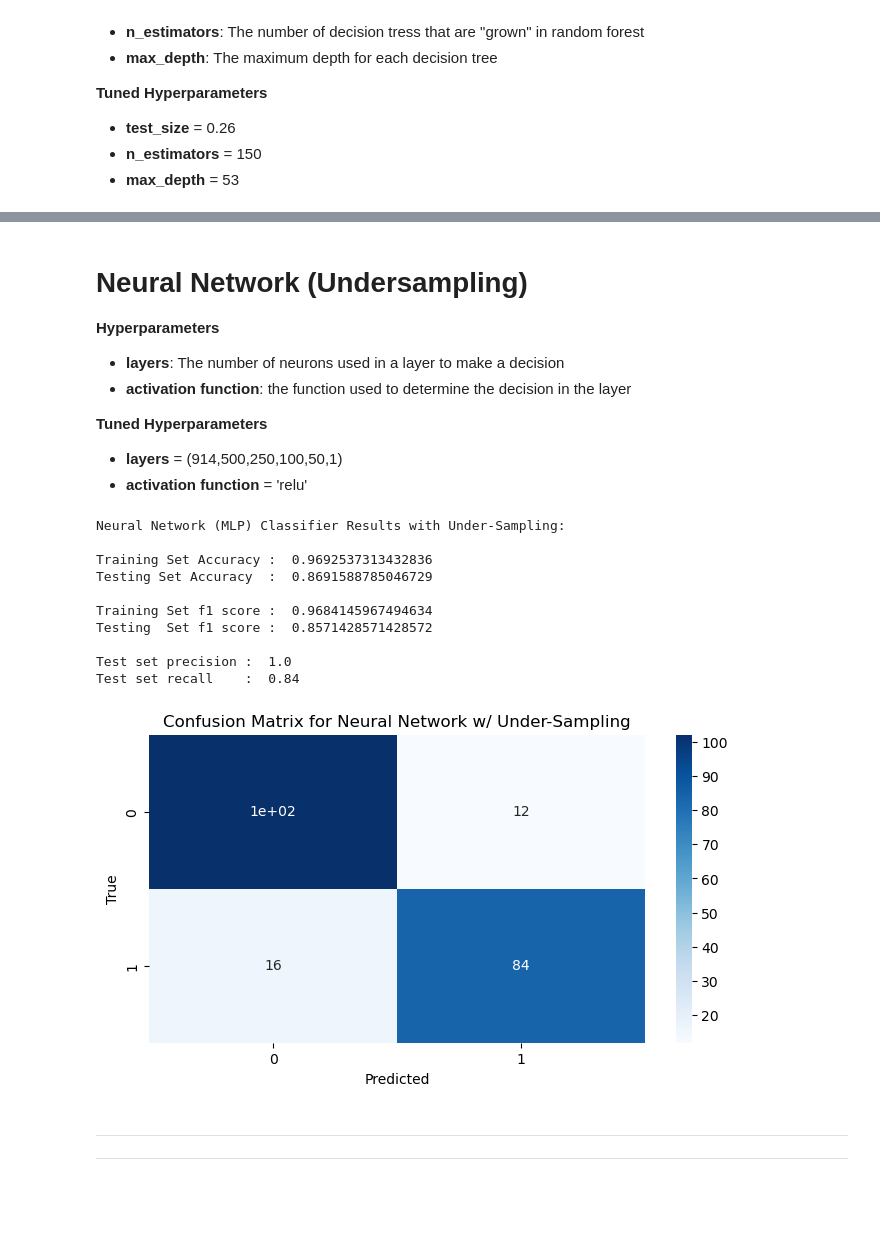
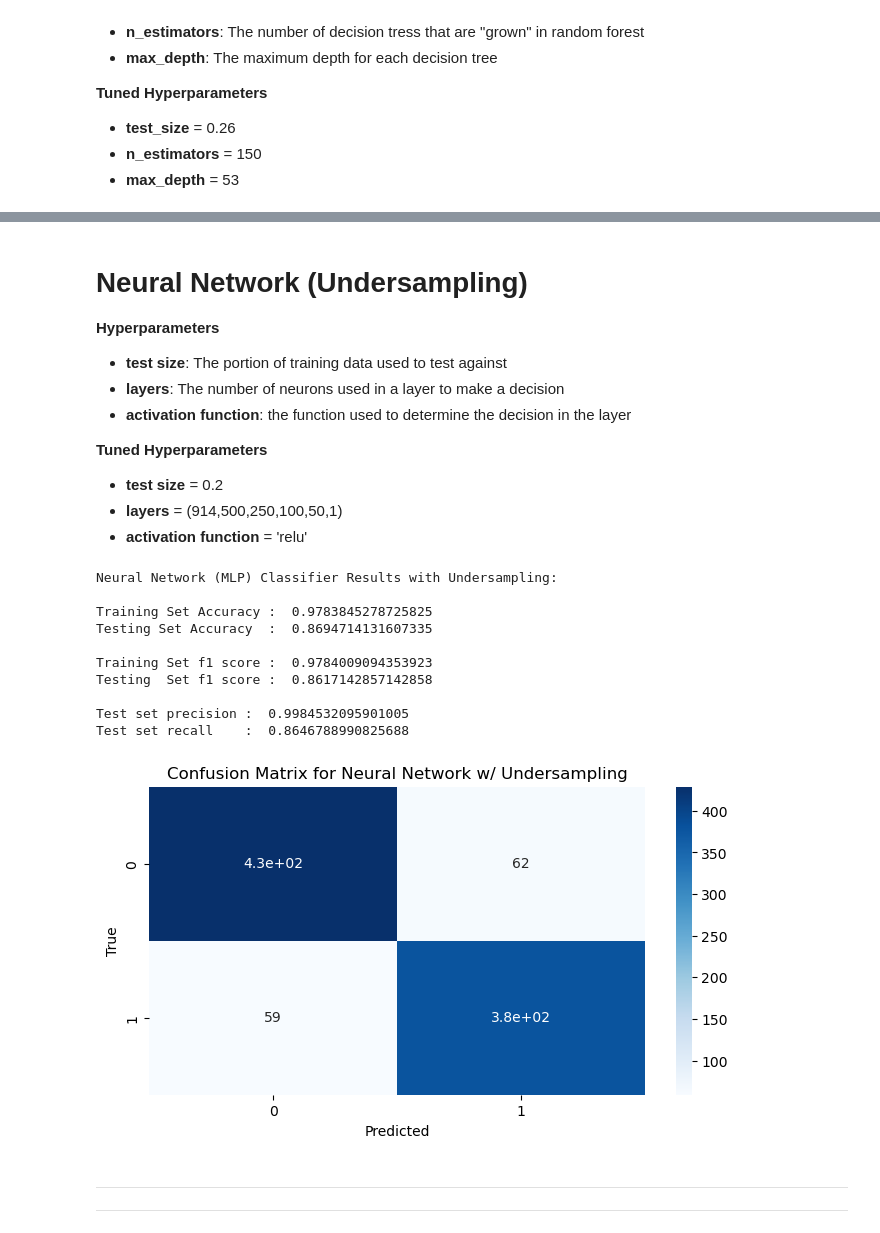
Before and after one commit to jalikens/CS484-DMA, a Jupyter notebook: Models.ipynb, the cells around one changed output, grey strips where cells are left out. Cells and saved outputs as stored; diff of their text form; code cells hidden in the pictures; blank space fills up the shorter version.

```diff
--- a/Models.ipynb
+++ b/Models.ipynb
@@ -339,10 +343,12 @@ F1-score: 0.0
 # %% [markdown]
 # Neural Network (Undersampling)
 **Hyperparameters**
+- **test size**: The portion of training data used to test against
 - **layers**: The number of neurons used in a layer to make a decision
 - **activation function**: the function used to determine the decision in the layer
 
 **Tuned Hyperparameters**
+- **test size** = 0.2
 - **layers** = (914,500,250,100,50,1)
 - **activation function** = 'relu'
 # %%
@@ -351,43 +357,43 @@ nn_classifier.fit(X_train_u, Y_train_u)
 
 pred_train_nn = nn_classifier.predict(X_train_u)
 pred_test_nn = nn_classifier.predict(X_test_u)
 
-print('Neural Network (MLP) Classifier Results with Under-Sampling:')
+print('Neural Network (MLP) Classifier Results with Undersampling:')
 print()
 
 print('Training Set Accuracy : ', accuracy_score(Y_train_u, pred_train_nn))
 print('Testing Set Accuracy  : ', accuracy_score(Y_test_u, pred_test_nn))
 
 
 # Checking f1 score, precision and recall
 print()
 print('Training Set f1 score : ', f1_score(Y_train_u, pred_train_nn))
 print('Testing  Set f1 score : ', f1_score(Y_test_u, pred_test_nn))
 print()
 print('Test set precision : ', precision_score(Y_train_u, pred_train_nn))
 print('Test set recall    : ', recall_score(Y_test_u, pred_test_nn))
 
 # showing confusion matrix results
 cm = confusion_matrix(Y_test_u, pred_test_nn)
 
 plt.figure(figsize = (8,4), dpi = 100)
 sns.heatmap(cm, annot=True, cmap="Blues")
-plt.title("Confusion Matrix for Neural Network w/ Under-Sampling")
+plt.title("Confusion Matrix for Neural Network w/ Undersampling")
 plt.xlabel("Predicted")
 plt.ylabel("True")
 plt.show()
 # %% [output]
-Neural Network (MLP) Classifier Results with Under-Sampling:
+Neural Network (MLP) Classifier Results with Undersampling:
 
-Training Set Accuracy :  0.9692537313432836
-Testing Set Accuracy  :  0.8691588785046729
+Training Set Accuracy :  0.9783845278725825
+Testing Set Accuracy  :  0.8694714131607335
 
-Training Set f1 score :  0.9684145967494634
-Testing  Set f1 score :  0.8571428571428572
+Training Set f1 score :  0.9784009094353923
+Testing  Set f1 score :  0.8617142857142858
 
-Test set precision :  1.0
-Test set recall    :  0.84
+Test set precision :  0.9984532095901005
+Test set recall    :  0.8646788990825688
-[figure, old version]
+[figure, new version]
 # %% [markdown]
 ------------------------------------------------------------------------------------------------------------------------------------------------------------------------------------------------------------------
 ---------------------------------------------------------------------------------------------------------------------------
```
Also changed, not shown: parts of 11 cells of this notebook.
